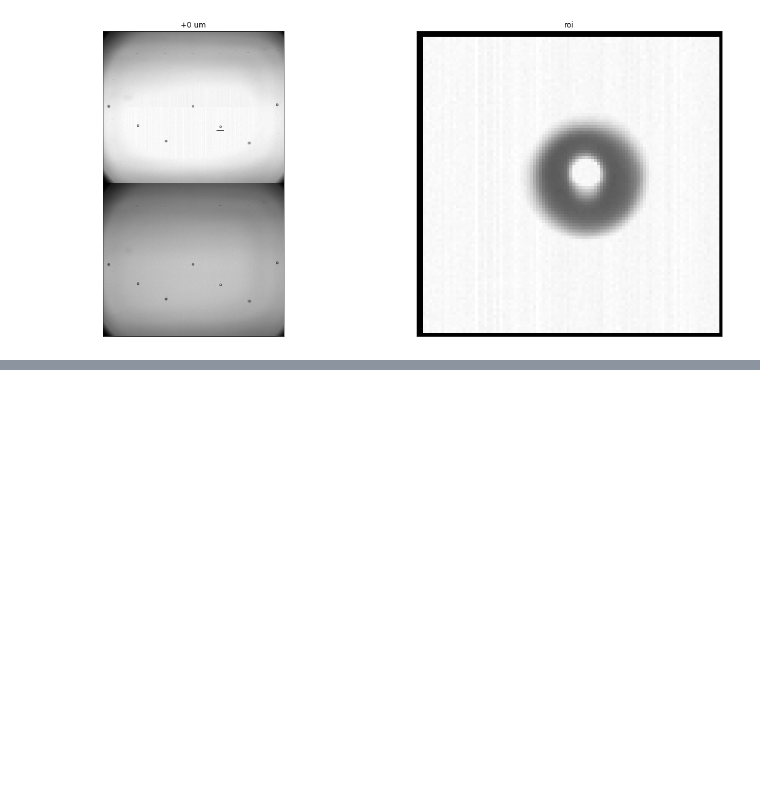
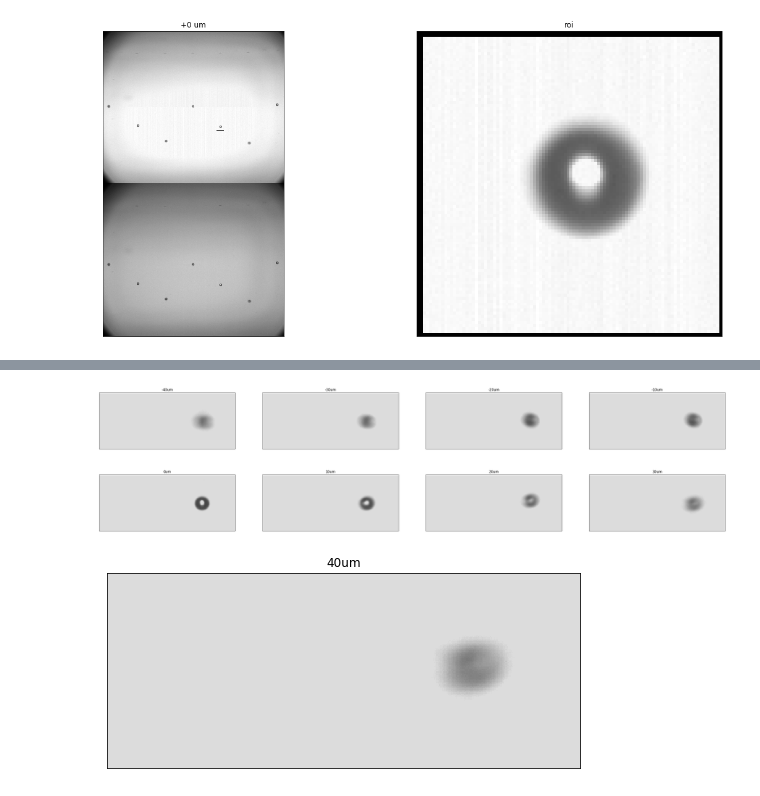
Before and after one commit to Aniruddh1/ipython-opencv-notebooks, a Jupyter notebook: notebooks/DIF_AutoFocus.ipynb, the cells around one changed output, grey strips where cells are left out. Drawn from its saved outputs; the diff is of its cells as text; code cells hidden in the pictures; blank space fills up the shorter version.

```diff
--- a/notebooks/DIF_AutoFocus.ipynb
+++ b/notebooks/DIF_AutoFocus.ipynb
@@ -217,0 +224,15 @@ Finding ROI for img -20
+# %%
+thresh_img_list = []
+plot_list = []
+
+for img in img_list:
+    ret, roi_thresh = cv2.threshold(img[0], 220, 255, cv2.THRESH_TRUNC)
+    thresh_img_list.append( (roi_thresh, int(img[1])) )
+    plot_list.append( ( roi_thresh, "%dum" % (int(img[1])) ) )
+
+thresh_img_list = sorted(thresh_img_list, key=lambda x: x[1])
+util.plot_imgs(plot_list, max_cols = 4)
+# %% [output]
+[figure, added]
+[figure, added]
+[figure, added]
```
Also changed, not shown: parts of 11 cells of this notebook, 3 other files.
